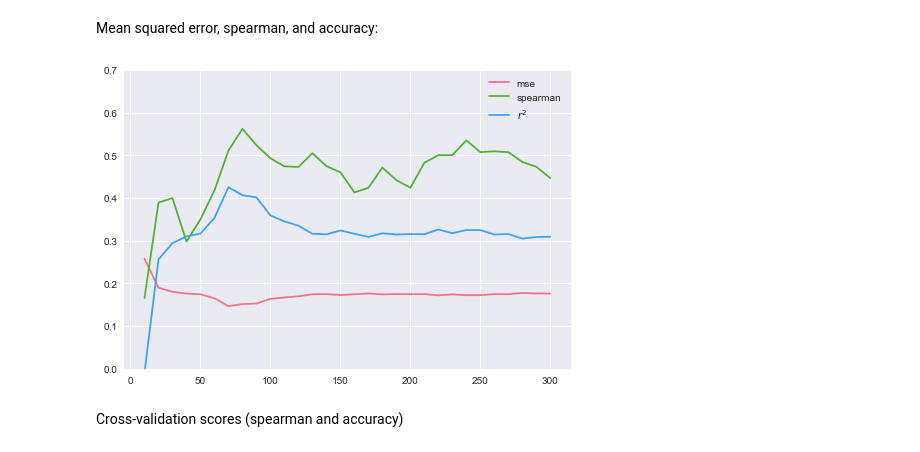
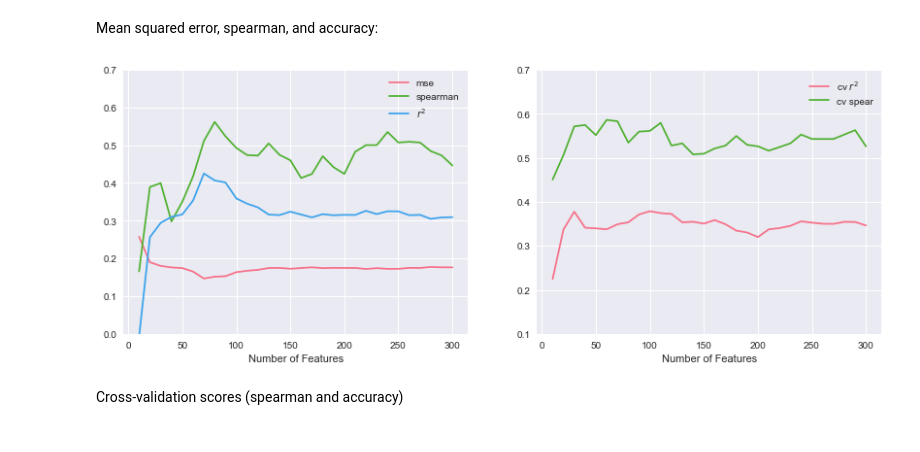
Before and after one commit to cshasha/malaria-dreamchallenge, a Jupyter notebook: malaria-s1-final.ipynb, the cells around one changed output. Cells and saved outputs as stored; diff of their text form; code cells hidden in the pictures.

Commit message:
edited plots

```diff
--- a/malaria-s1-final.ipynb
+++ b/malaria-s1-final.ipynb
@@ -207,14 +207,24 @@ Mean squared error, spearman, and accuracy:
 # %%
 sns.set_palette("husl", 3)
 
-pl.plot(results_unif['threshold'],results_unif['mse'])
-pl.plot(results_unif['threshold'],results_unif['spearman'])
-pl.plot(results_unif['threshold'],results_unif['accuracy'])
-pl.legend(['mse', 'spearman',r'$r^2$'], loc=1)
-pl.ylim(0,0.7)
+fig, axes = pl.subplots(nrows=1, ncols=2, figsize=(14, 5))
+
+axes[0].plot(results_unif['threshold'],results_unif['mse'])
+axes[0].plot(results_unif['threshold'],results_unif['spearman'])
+axes[0].plot(results_unif['threshold'],results_unif['accuracy'])
+axes[0].legend(['mse', 'spearman',r'$r^2$'], loc=1)
+axes[0].set_ylim(0,0.7)
+axes[0].set_xlabel('Number of Features')
+
+axes[1].plot(results_unif['threshold'],results_unif['cv'])
+axes[1].plot(results_unif['threshold'],results_unif['cv_spear'])
+axes[1].legend([r'cv $r^2$','cv spear'], loc=1)
+axes[1].set_ylim(0.1,0.7)
+axes[1].set_xlabel('Number of Features')
+
 pl.show()
 # %% [output]
-[figure, old version]
+[figure, new version]
 # %% [markdown]
 Cross-validation scores (spearman and accuracy)
 # %%
```
